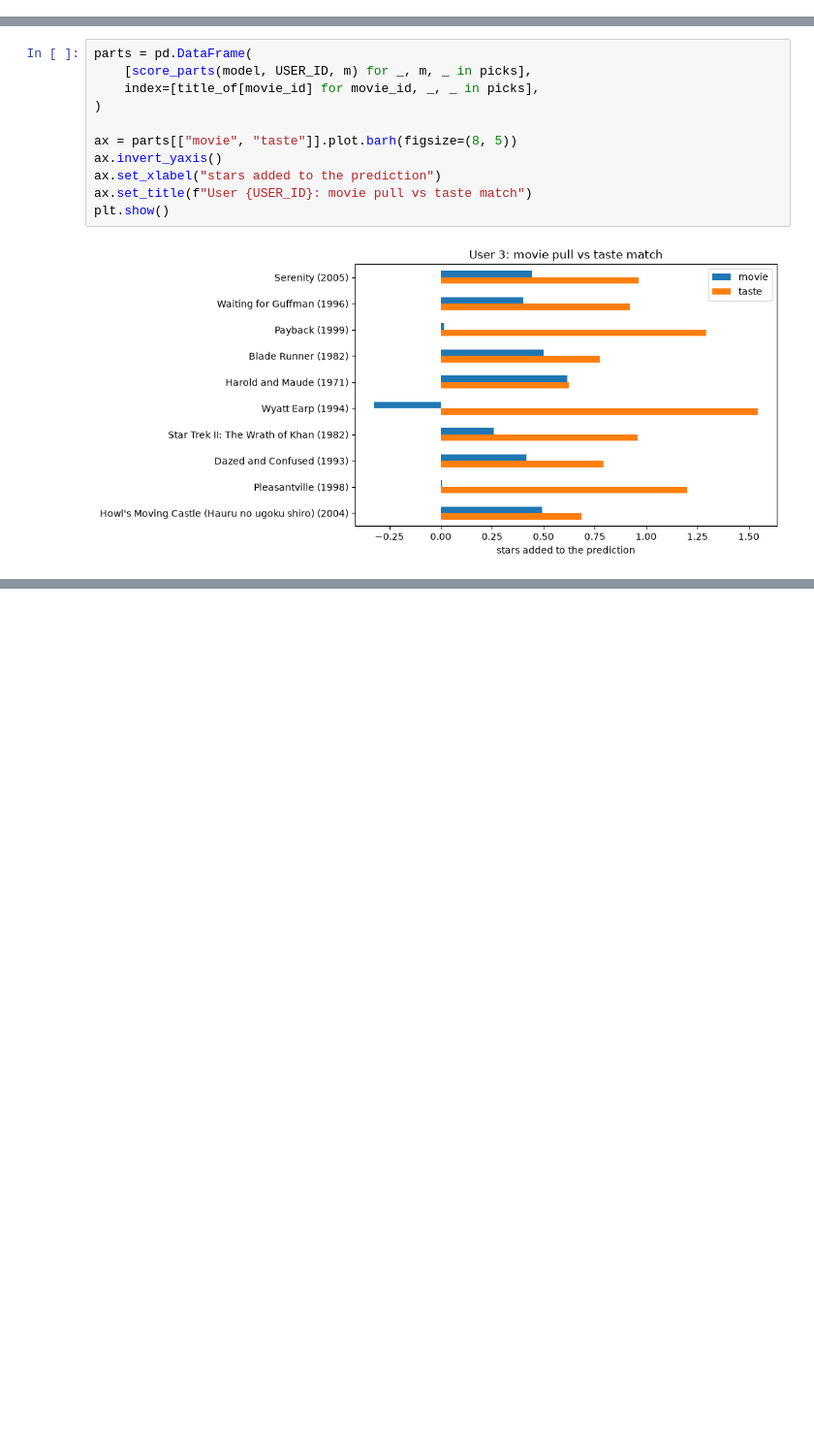
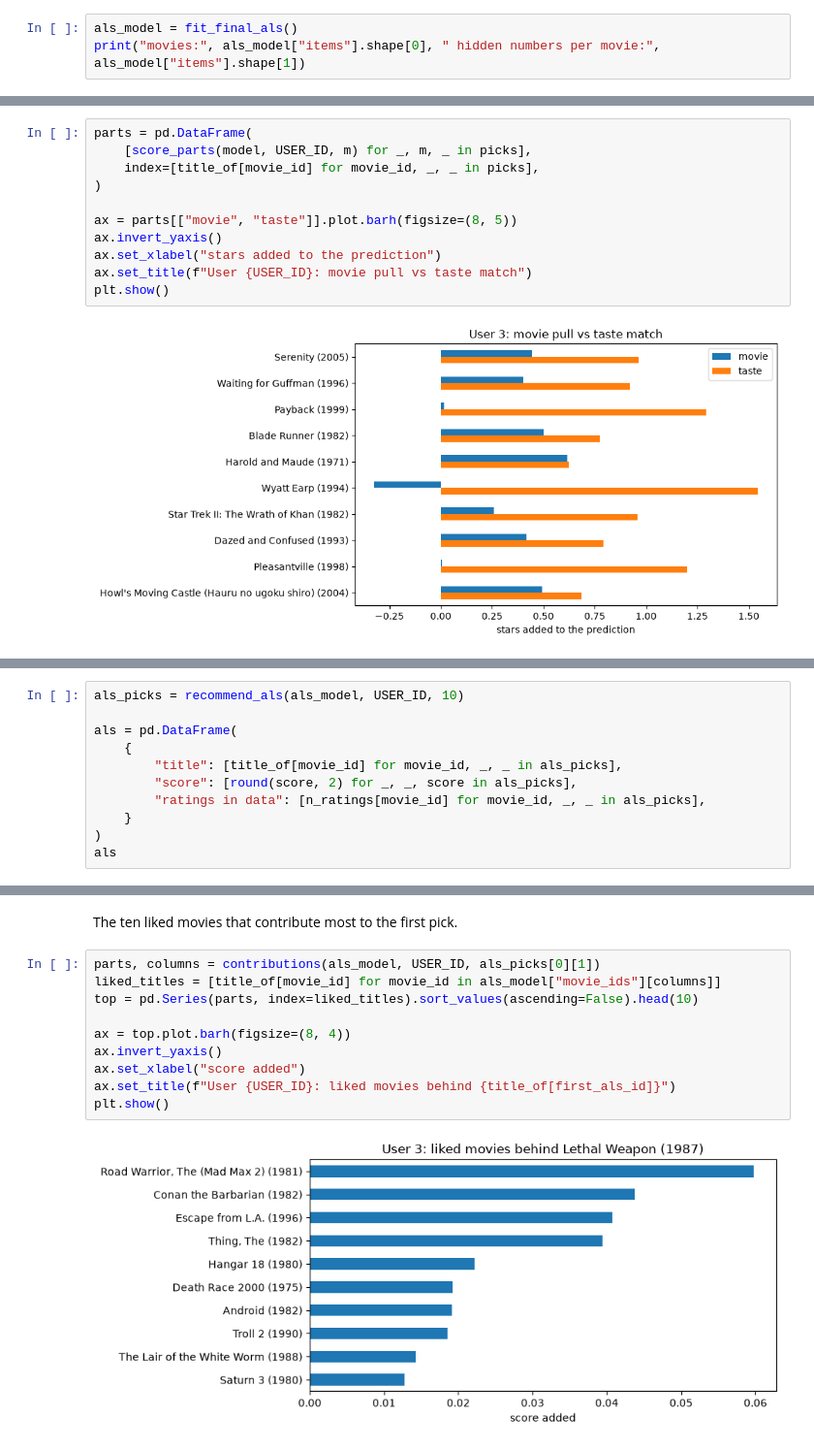
Before and after one commit to ckagias/movie-recommendation, a Jupyter notebook: notebooks/demo.ipynb, the cells around one changed output, grey strips where cells are left out. Shown at 97% size. Cells and saved outputs as stored; diff of their text form; blank space fills up the shorter version.

Commit message:
feat: add ALS recommendations with exact reasons to the demo and notebook, and redraw the hit rate chart

```diff
--- a/notebooks/demo.ipynb
+++ b/notebooks/demo.ipynb
@@ -32,0 +37,3 @@ users: 610  movies: 9724  hidden numbers per user/movie: 20
+# %%
+als_model = fit_final_als()
+print("movies:", als_model["items"].shape[0], " hidden numbers per movie:", als_model["items"].shape[1])
@@ -139,0 +153,11 @@ plt.show()
+# %%
+als_picks = recommend_als(als_model, USER_ID, 10)
+
+als = pd.DataFrame(
+    {
+        "title": [title_of[movie_id] for movie_id, _, _ in als_picks],
+        "score": [round(score, 2) for _, _, score in als_picks],
+        "ratings in data": [n_ratings[movie_id] for movie_id, _, _ in als_picks],
+    }
+)
+als
@@ -140 +189,15 @@ plt.show()
+# %% [markdown]
+The ten liked movies that contribute most to the first pick.
+# %%
+parts, columns = contributions(als_model, USER_ID, als_picks[0][1])
+liked_titles = [title_of[movie_id] for movie_id in als_model["movie_ids"][columns]]
+top = pd.Series(parts, index=liked_titles).sort_values(ascending=False).head(10)
+
+ax = top.plot.barh(figsize=(8, 4))
+ax.invert_yaxis()
+ax.set_xlabel("score added")
+ax.set_title(f"User {USER_ID}: liked movies behind {title_of[first_als_id]}")
+plt.show()
+# %% [output]
+[figure, added]
 # %% [markdown]
```
Also changed, not shown: parts of 13 cells of this notebook, 8 other files.
